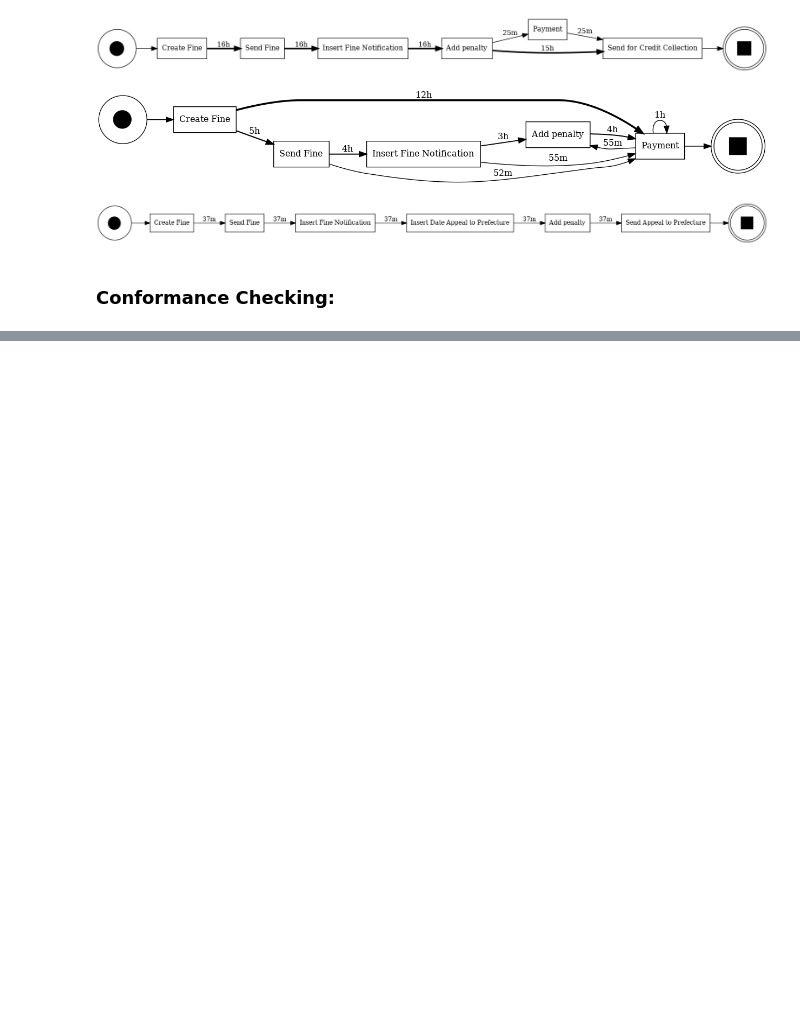
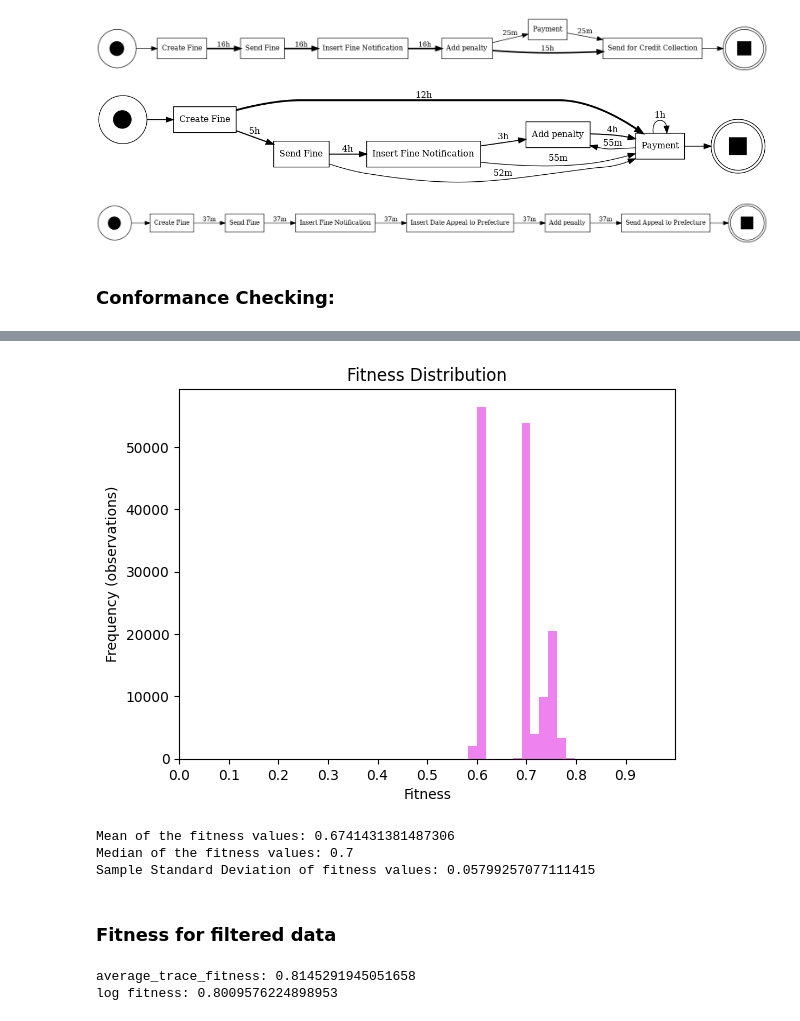
Before and after one commit to roccobalocco/AvodingTrafficFines, a Jupyter notebook: Notebooks/data_processing.ipynb, the cells around one changed output, grey strips where cells are left out. Drawn from its saved outputs; the diff is of its cells as text; code cells hidden in the pictures; blank space fills up the shorter version.

```diff
--- a/Notebooks/data_processing.ipynb
+++ b/Notebooks/data_processing.ipynb
@@ -524,0 +550,42 @@ pm4py.view_alignments(filtered_log, alignments_diagnostics, format='svg')
+# %%
+net, im, fm = pm4py.discover_petri_net_alpha(original_event_log)
+diagnostics = pm4py.conformance_diagnostics_token_based_replay(original_event_log, net, im, fm, return_diagnostics_dataframe=True)
+frequency = diagnostics.groupby('trace_fitness').size().reset_index(name='count')
+
+# Define histogram
+plt.hist(diagnostics['trace_fitness'], bins=20, color='violet')
+plt.xlabel('Fitness')
+plt.ylabel('Frequency (observations)')
+plt.title('Fitness Distribution')
+plt.xlim(0, 1)
+plt.xticks(np.arange(0, 1, 0.1))
+plt.show()
+
+# Calculate mean, median, and standard deviation of fitness
+mean_difference = diagnostics['trace_fitness'].mean()
+print(f"Mean of the fitness values: {mean_difference}")
+
+median_difference = diagnostics['trace_fitness'].median()
+print(f"Median of the fitness values: {median_difference}")
+
+std_deviation = np.std(diagnostics['trace_fitness'], ddof=1)
+print("Sample Standard Deviation of fitness values:", std_deviation)
+# %% [output]
+[figure, added]
+Mean of the fitness values: 0.6741431381487306
+Median of the fitness values: 0.7
+Sample Standard Deviation of fitness values: 0.05799257077111415
+# %% [markdown]
+### Fitness for filtered data
+# %%
+# Discover a process model using the Alpha Miner algorithm
+net, initial_marking, final_marking = pm4py.algo.discovery.alpha.algorithm.apply(filtered_log)
+# Calculate the fitness of the event log against the discovered process model
+fitness = pm4py.algo.evaluation.replay_fitness.algorithm.apply(filtered_log, net, initial_marking, final_marking)
+
+# Print the results
+print(f"average_trace_fitness: {fitness['average_trace_fitness']}")
+print(f"log fitness: {fitness['log_fitness']}")
+# %% [output]
+average_trace_fitness: 0.8145291945051658
+log fitness: 0.8009576224898953
```
Also changed, not shown: parts of 6 cells of this notebook, 6 other files.
